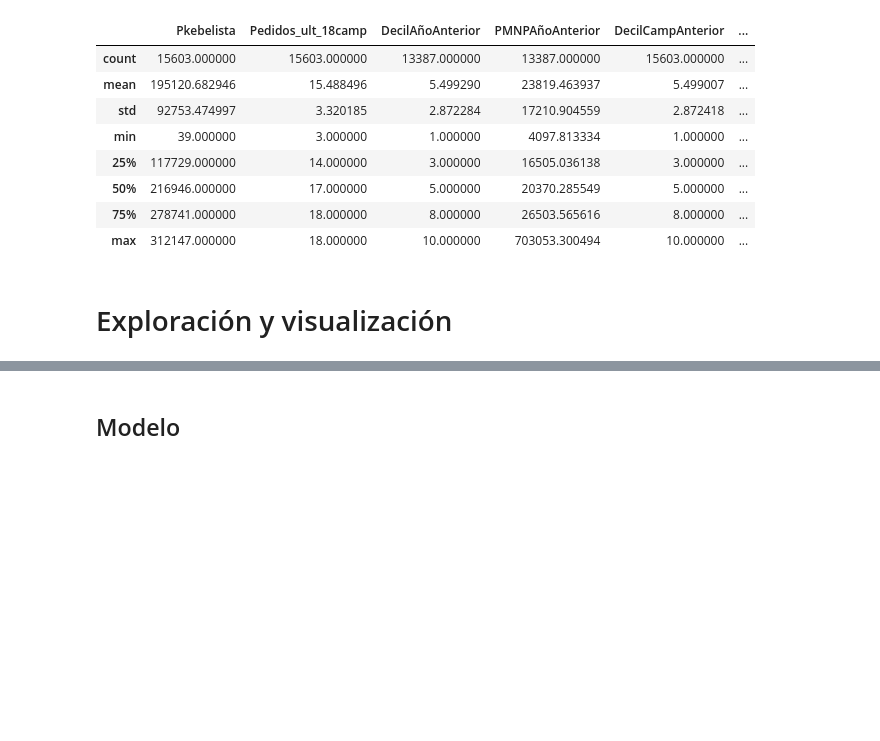
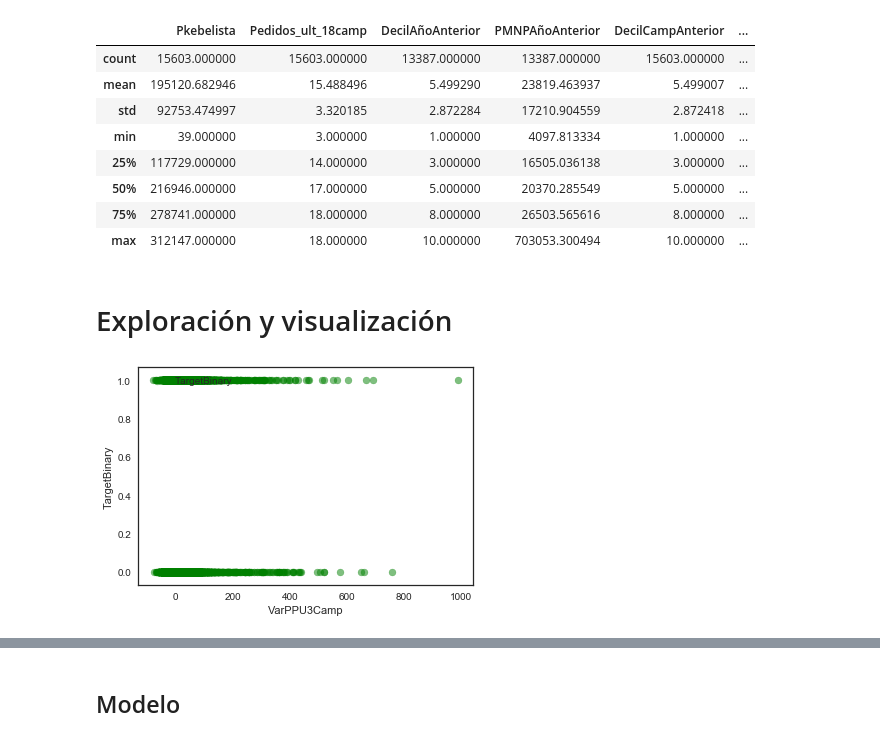
Before and after one commit to carlosfg97/pdp, a Jupyter notebook: ModeloPDP.ipynb, the cells around one changed output, grey strips where cells are left out. Saved outputs shown, nothing was run; the diff lists cells and outputs as text; code cells hidden in the pictures; blank space fills up the shorter version.

```diff
--- a/ModeloPDP.ipynb
+++ b/ModeloPDP.ipynb
@@ -119,6 +120,17 @@ df2.describe()
 | max | 312147.000000 | 18.000000 | 10.000000 | 703053.300494 | 10.000000 | ... |
 # %% [markdown]
 # Exploración y visualización
+# %%
+import matplotlib.pyplot
+import matplotlib
+
+plt.scatter(df2.VarPPU3Camp, df2.TargetBinary, c="g", alpha=0.5, marker='o')
+plt.xlabel("VarPPU3Camp")
+plt.ylabel("TargetBinary")
+plt.legend(loc=2)
+plt.show()
+# %% [output]
+[figure, added]
 # %%
 %matplotlib inline
 count_edad = df2.groupby([u'Edad'])[u'Edad'].count().reset_index(name='count')
```
Also changed, not shown: parts of 17 cells of this notebook, 2 other files.
